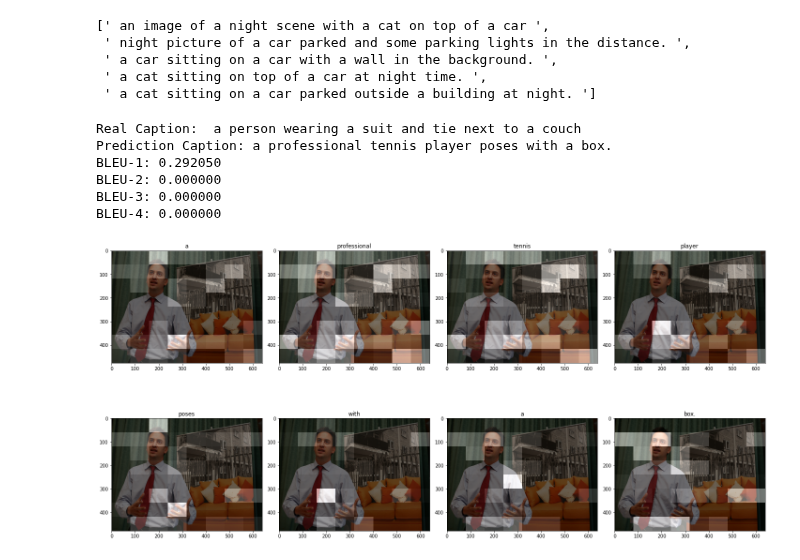
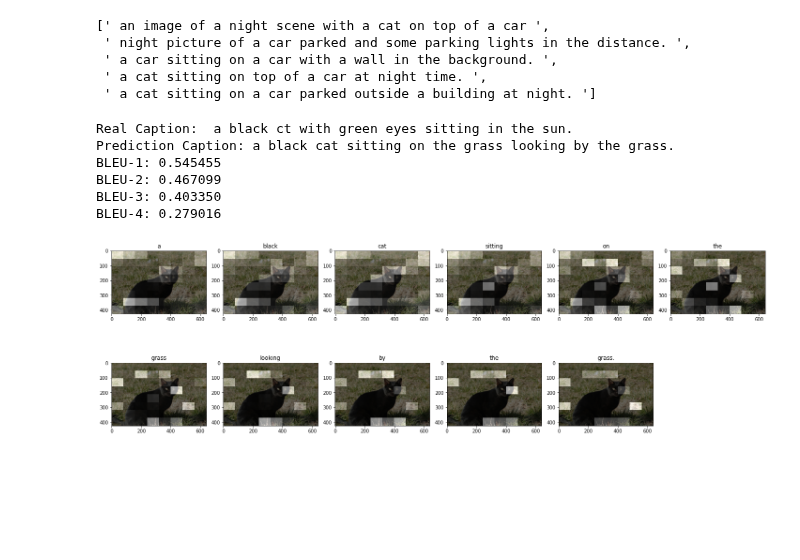
Before and after one commit to hazemkya/unlimited-vision, a Jupyter notebook: evaluation.ipynb, the cells around one changed output. Cells and saved outputs as stored; diff of their text form; code cells hidden in the pictures; blank space fills up the shorter version.

```diff
--- a/evaluation.ipynb
+++ b/evaluation.ipynb
@@ -62,7 +62,7 @@ word_to_index_train, index_to_word_train, tokenizer_train, cap_vector_train = to
 embeddings_index = {}
 
 if use_glove:
-    glove_path = "./dataset/glove.6B/glove.6B.50d.txt"
+    glove_path = "./dataset/glove.6B/glove.6B.100d.txt"
 
 
     with open(glove_path, encoding="utf8") as f:
@@ -77,7 +77,7 @@ if use_glove:
     word_index = dict(zip(vocabulary, range(len(vocabulary))))
 
     num_tokens = len(vocabulary) + 2
-    embedding_dim = 50
+    embedding_dim = 100
     hits = 0
     misses = 0
 
@@ -142,40 +142,39 @@ list_of_references[2]
 # captions on the test set
 # rid = np.random.randint(0, len(img_name_val))
 # image = img_name_val[rid]
-
-num = 3
+num = 12
 test_references = []
 for i in range(5):
    test_references.append(list_of_references[num][i].split())
 
 image = img_name_val[num*5]
 # real_caption = ' '.join([tf.compat.as_text(index_to_word(i).numpy())
 #                          for i in cap_val[rid] if i not in [0]]).split()
 
 result, attention_plot = evaluate(image, encoder, decoder, image_features_extract_model,
                                     word_to_index_train, index_to_word_train)
 
 if result[-1] == "<end>":
     result.remove("<end>")
 
 # if real_caption[0] == "<start>":
 #     real_caption.remove("<start>")
 
 
 list_of_hypotheses = [result]
 
 print('Real Caption:', list_of_references[num][0])
 print('Prediction Caption:', ' '.join(result))
 print('BLEU-1: %f' % corpus_bleu([test_references], list_of_hypotheses, weights=(1.0, 0, 0, 0)))
 print('BLEU-2: %f' % corpus_bleu([test_references], list_of_hypotheses, weights=(0.5, 0.5, 0, 0)))
 print('BLEU-3: %f' % corpus_bleu([test_references], list_of_hypotheses, weights=(0.3, 0.3, 0.3, 0)))
 print('BLEU-4: %f' % corpus_bleu([test_references], list_of_hypotheses, weights=(0.25, 0.25, 0.25, 0.25)))
 plot_attention(image, result, attention_plot)
 # %% [output]
-Real Caption:  a person wearing a suit and tie next to a couch
-Prediction Caption: a professional tennis player poses with a box.
-BLEU-1: 0.292050
-BLEU-2: 0.000000
-BLEU-3: 0.000000
-BLEU-4: 0.000000
+Real Caption:  a black ct with green eyes sitting in the sun.
+Prediction Caption: a black cat sitting on the grass looking by the grass.
+BLEU-1: 0.545455
+BLEU-2: 0.467099
+BLEU-3: 0.403350
+BLEU-4: 0.279016
-[figure, old version]
+[figure, new version]
```
Also changed, not shown: 6 other files.
